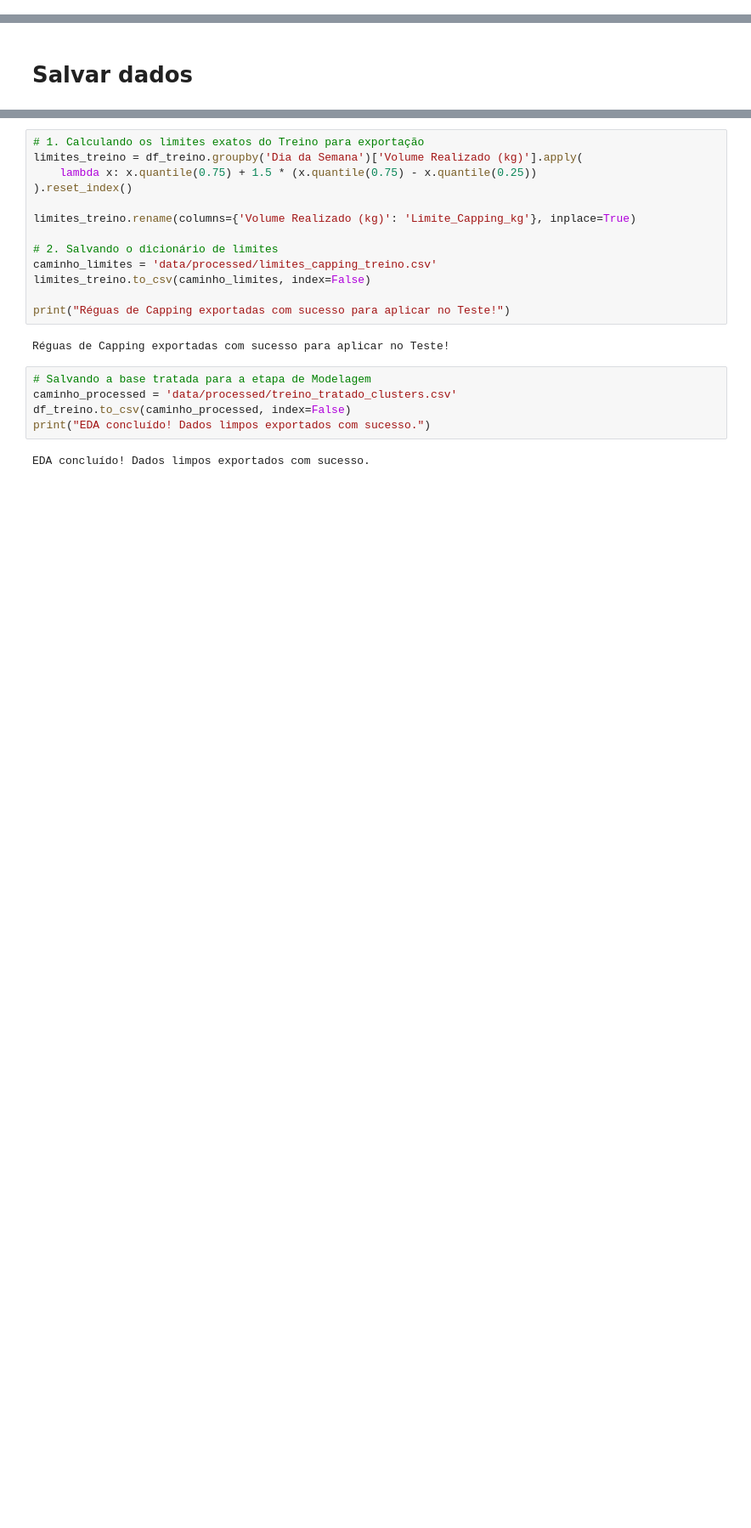
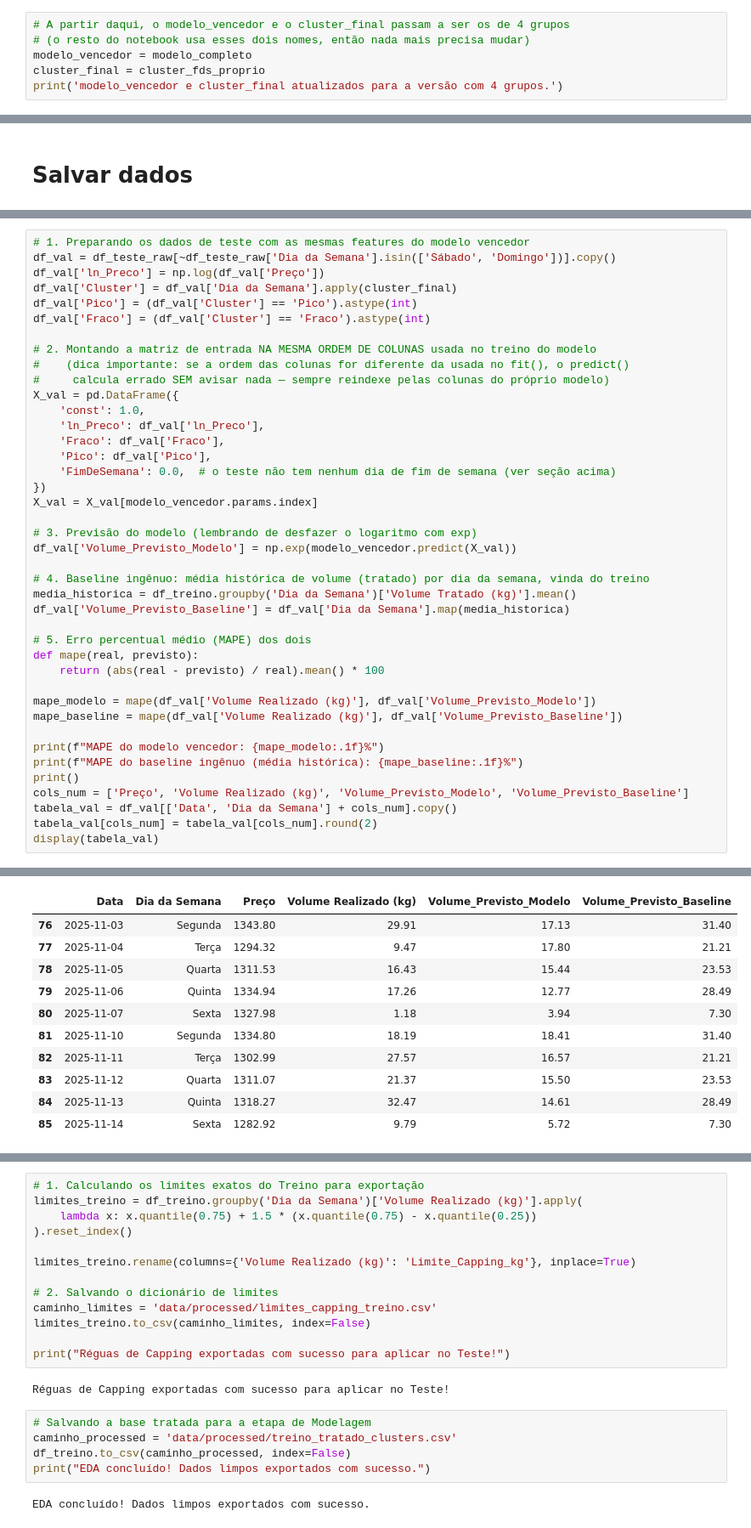
Before and after one commit to natfaria/2026-resolucao_problemas, a Jupyter notebook: 2026_resolucao_problemas/notebooks/01-EDA_v3.ipynb, the cells around one changed output, grey strips where cells are left out. Shown at 85% size. Saved outputs shown, nothing was run; the diff lists cells and outputs as text; blank space fills up the shorter version.

```diff
--- a/2026_resolucao_problemas/notebooks/01-EDA_v3.ipynb
+++ b/2026_resolucao_problemas/notebooks/01-EDA_v3.ipynb
@@ -1343,0 +1421,6 @@ pura — o modelo nunca viu exemplos ali, então a previsão de volume não tem
+# %%
+# A partir daqui, o modelo_vencedor e o cluster_final passam a ser os de 4 grupos
+# (o resto do notebook usa esses dois nomes, então nada mais precisa mudar)
+modelo_vencedor = modelo_completo
+cluster_final = cluster_fds_proprio
+print('modelo_vencedor e cluster_final atualizados para a versão com 4 grupos.')
@@ -1436,0 +1515,42 @@ em vez de generalizar.
+# %%
+# 1. Preparando os dados de teste com as mesmas features do modelo vencedor
+df_val = df_teste_raw[~df_teste_raw['Dia da Semana'].isin(['Sábado', 'Domingo'])].copy()
+df_val['ln_Preco'] = np.log(df_val['Preço'])
+df_val['Cluster'] = df_val['Dia da Semana'].apply(cluster_final)
+df_val['Pico'] = (df_val['Cluster'] == 'Pico').astype(int)
+df_val['Fraco'] = (df_val['Cluster'] == 'Fraco').astype(int)
+
+# 2. Montando a matriz de entrada NA MESMA ORDEM DE COLUNAS usada no treino do modelo
+#    (dica importante: se a ordem das colunas for diferente da usada no fit(), o predict()
+#     calcula errado SEM avisar nada — sempre reindexe pelas colunas do próprio modelo)
+X_val = pd.DataFrame({
+    'const': 1.0,
+    'ln_Preco': df_val['ln_Preco'],
+    'Fraco': df_val['Fraco'],
+    'Pico': df_val['Pico'],
+    'FimDeSemana': 0.0,  # o teste não tem nenhum dia de fim de semana (ver seção acima)
+})
+X_val = X_val[modelo_vencedor.params.index]
+
+# 3. Previsão do modelo (lembrando de desfazer o logaritmo com exp)
+df_val['Volume_Previsto_Modelo'] = np.exp(modelo_vencedor.predict(X_val))
+
+# 4. Baseline ingênuo: média histórica de volume (tratado) por dia da semana, vinda do treino
+media_historica = df_treino.groupby('Dia da Semana')['Volume Tratado (kg)'].mean()
+df_val['Volume_Previsto_Baseline'] = df_val['Dia da Semana'].map(media_historica)
+
+# 5. Erro percentual médio (MAPE) dos dois
+def mape(real, previsto):
+    return (abs(real - previsto) / real).mean() * 100
+
+mape_modelo = mape(df_val['Volume Realizado (kg)'], df_val['Volume_Previsto_Modelo'])
+mape_baseline = mape(df_val['Volume Realizado (kg)'], df_val['Volume_Previsto_Baseline'])
+
+print(f"MAPE do modelo vencedor: {mape_modelo:.1f}%")
+print(f"MAPE do baseline ingênuo (média histórica): {mape_baseline:.1f}%")
+print()
+cols_num = ['Preço', 'Volume Realizado (kg)', 'Volume_Previsto_Modelo', 'Volume_Previsto_Baseline']
+tabela_val = df_val[['Data', 'Dia da Semana'] + cols_num].copy()
+tabela_val[cols_num] = tabela_val[cols_num].round(2)
+display(tabela_val)
+# %% [output]
@@ -1436,0 +1559,11 @@ em vez de generalizar.
+|  | Data | Dia da Semana | Preço | Volume Realizado (kg) | Volume_Previsto_Modelo | Volume_Previsto_Baseline |
+| 76 | 2025-11-03 | Segunda | 1343.80 | 29.91 | 17.13 | 31.40 |
+| 77 | 2025-11-04 | Terça | 1294.32 | 9.47 | 17.80 | 21.21 |
+| 78 | 2025-11-05 | Quarta | 1311.53 | 16.43 | 15.44 | 23.53 |
+| 79 | 2025-11-06 | Quinta | 1334.94 | 17.26 | 12.77 | 28.49 |
+| 80 | 2025-11-07 | Sexta | 1327.98 | 1.18 | 3.94 | 7.30 |
+| 81 | 2025-11-10 | Segunda | 1334.80 | 18.19 | 18.41 | 31.40 |
+| 82 | 2025-11-11 | Terça | 1302.99 | 27.57 | 16.57 | 21.21 |
+| 83 | 2025-11-12 | Quarta | 1311.07 | 21.37 | 15.50 | 23.53 |
+| 84 | 2025-11-13 | Quinta | 1318.27 | 32.47 | 14.61 | 28.49 |
+| 85 | 2025-11-14 | Sexta | 1282.92 | 9.79 | 5.72 | 7.30 |
```
Also changed, not shown: parts of 55 cells of this notebook, 2 other files.
